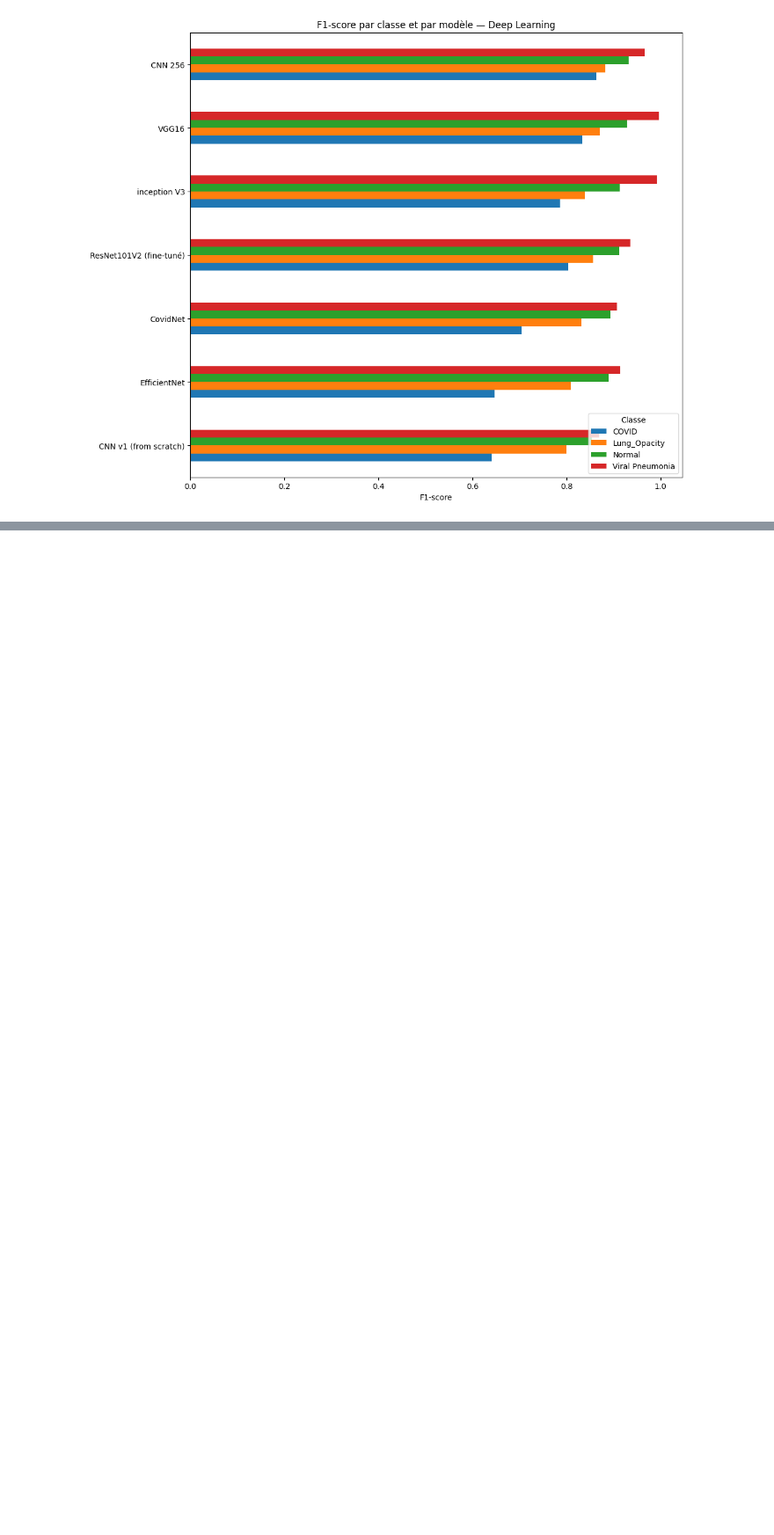
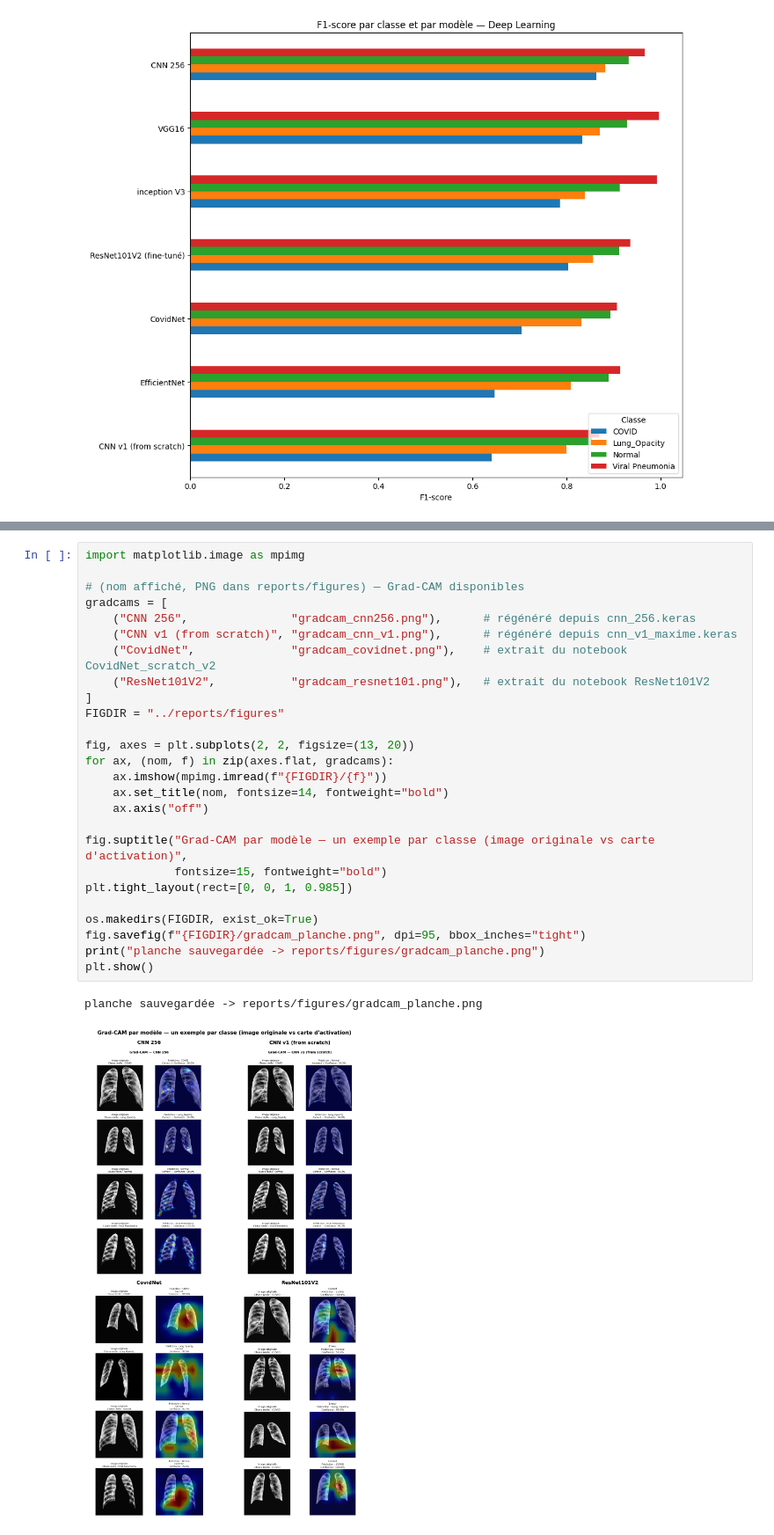
Before and after one commit to cyrilmarat/Liora_Covid, a Jupyter notebook: models/Figures_comparaison.ipynb, the cells around one changed output, grey strips where cells are left out. Shown at 88% size. Saved outputs shown, nothing was run; the diff lists cells and outputs as text; blank space fills up the shorter version.

Commit message:
figure grad cam

```diff
--- a/models/Figures_comparaison.ipynb
+++ b/models/Figures_comparaison.ipynb
@@ -319,0 +331,29 @@ plt.show()
+# %%
+import matplotlib.image as mpimg
+
+# (nom affiché, PNG dans reports/figures) — Grad-CAM disponibles
+gradcams = [
+    ("CNN 256",               "gradcam_cnn256.png"),      # régénéré depuis cnn_256.keras
+    ("CNN v1 (from scratch)", "gradcam_cnn_v1.png"),      # régénéré depuis cnn_v1_maxime.keras
+    ("CovidNet",              "gradcam_covidnet.png"),    # extrait du notebook CovidNet_scratch_v2
+    ("ResNet101V2",           "gradcam_resnet101.png"),   # extrait du notebook ResNet101V2
+]
+FIGDIR = "../reports/figures"
+
+fig, axes = plt.subplots(2, 2, figsize=(13, 20))
+for ax, (nom, f) in zip(axes.flat, gradcams):
+    ax.imshow(mpimg.imread(f"{FIGDIR}/{f}"))
+    ax.set_title(nom, fontsize=14, fontweight="bold")
+    ax.axis("off")
+
+fig.suptitle("Grad-CAM par modèle — un exemple par classe (image originale vs carte d'activation)",
+             fontsize=15, fontweight="bold")
+plt.tight_layout(rect=[0, 0, 1, 0.985])
+
+os.makedirs(FIGDIR, exist_ok=True)
+fig.savefig(f"{FIGDIR}/gradcam_planche.png", dpi=95, bbox_inches="tight")
+print("planche sauvegardée -> reports/figures/gradcam_planche.png")
+plt.show()
+# %% [output]
+planche sauvegardée -> reports/figures/gradcam_planche.png
+[figure, added]
```
Also changed, not shown: parts of 1 cell of this notebook, 11 other files.
